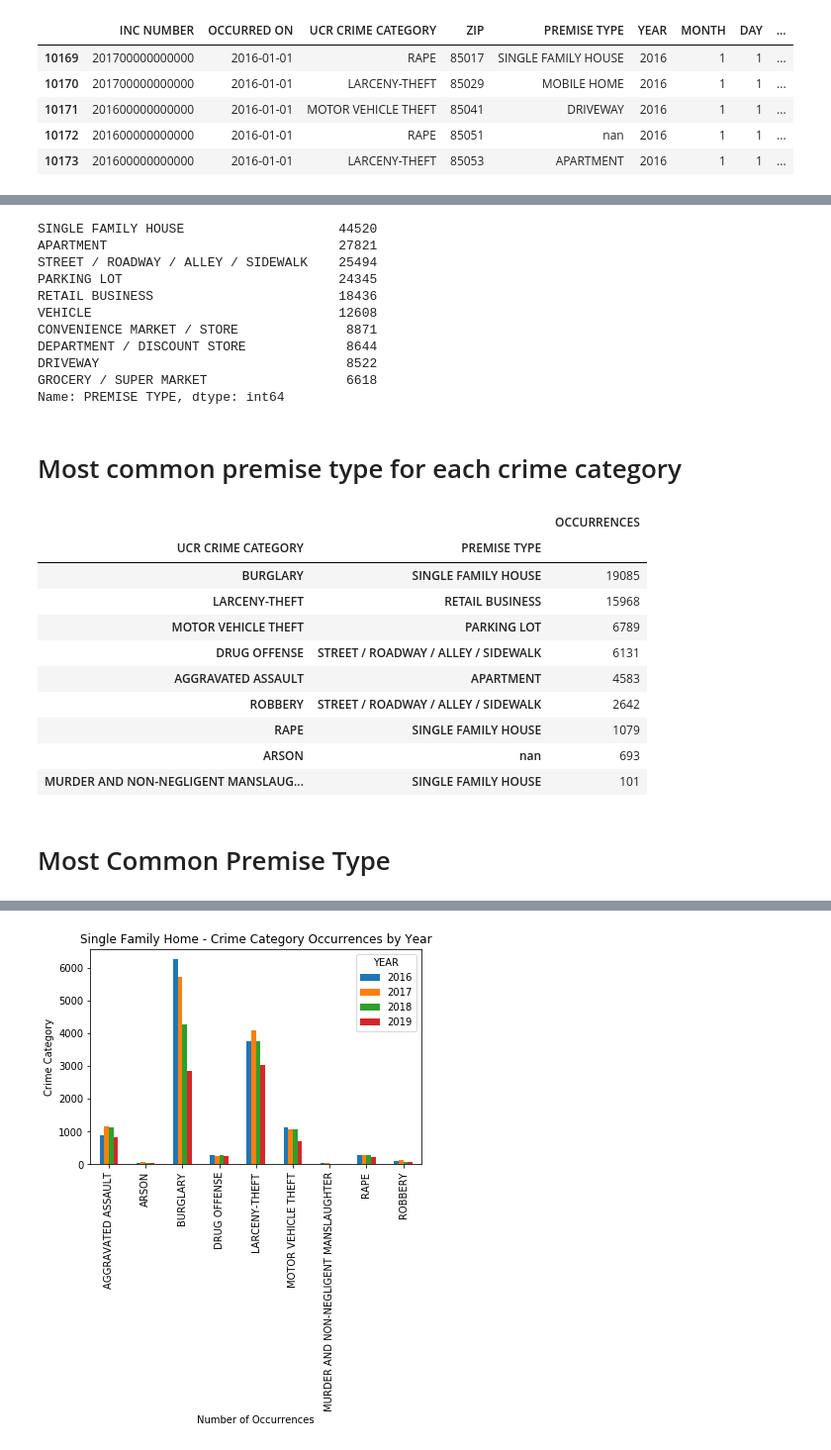
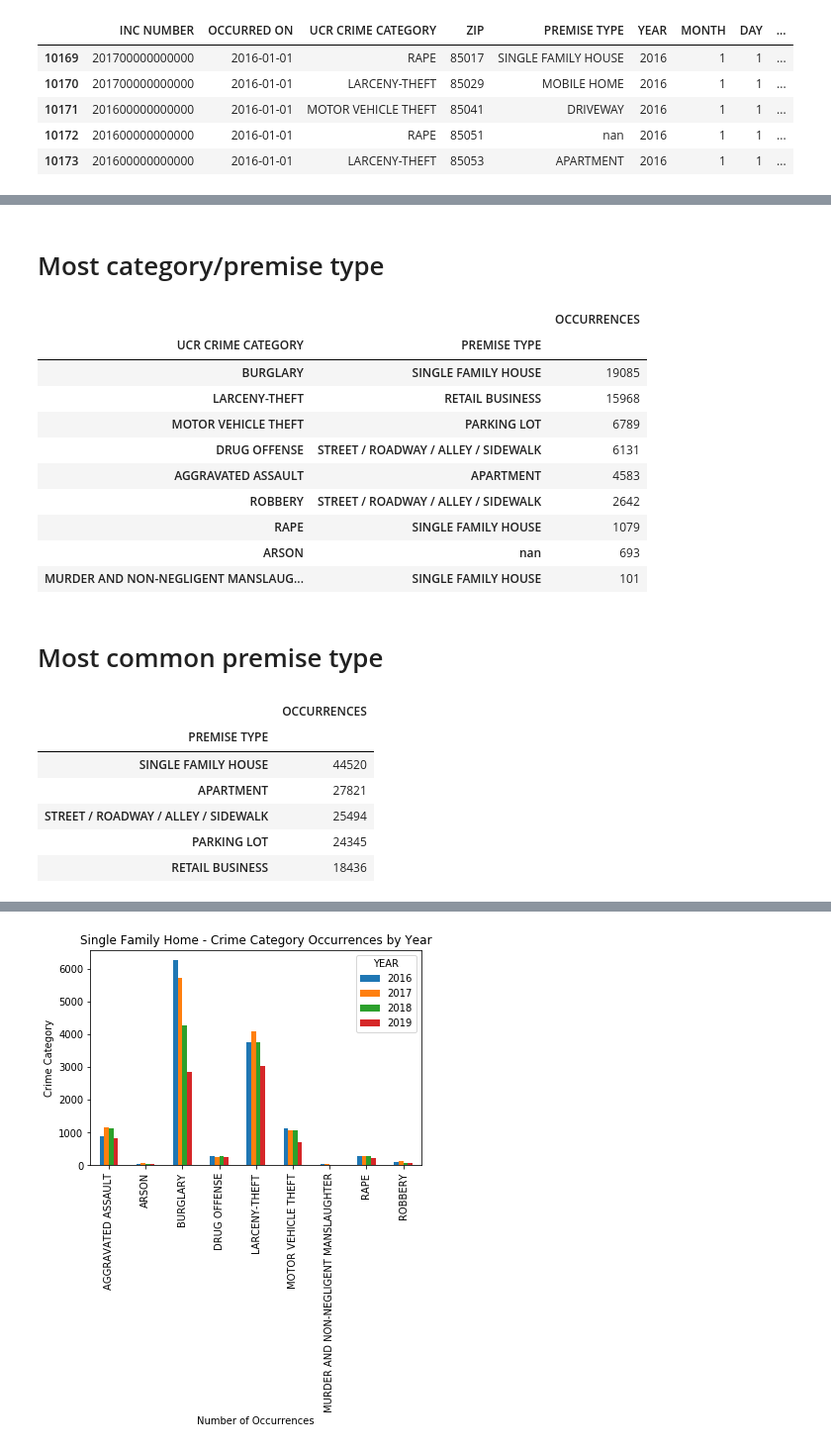
Before and after one commit to gabrielfrancous/Project-1, a Jupyter notebook: Project_v3.ipynb, the cells around one changed output, grey strips where cells are left out. Shown at 99% size. Cells and saved outputs as stored; diff of their text form; code cells hidden in the pictures.

```diff
--- a/Project1_v1.ipynb
+++ b/Project_v3.ipynb
@@ -115,41 +86,51 @@ Name: UCR CRIME CATEGORY, dtype: int64
-# %%
-data['PREMISE TYPE'].value_counts().head(10)
-# %% [output]
-SINGLE FAMILY HOUSE                    44520
-APARTMENT                              27821
-STREET / ROADWAY / ALLEY / SIDEWALK    25494
-PARKING LOT                            24345
-RETAIL BUSINESS                        18436
-VEHICLE                                12608
-CONVENIENCE MARKET / STORE              8871
-DEPARTMENT / DISCOUNT STORE             8644
-DRIVEWAY                                8522
-GROCERY / SUPER MARKET                  6618
-Name: PREMISE TYPE, dtype: int64
+# %% [markdown]
+# Most category/premise type
+# %%
+###Most common premise type for each crime category
+
+cattype = data.groupby(['UCR CRIME CATEGORY', 'PREMISE TYPE']).count()[['OCCURRED ON']].sort_values(['UCR CRIME CATEGORY','OCCURRED ON'], ascending=False)#.nlargest(5,'OCCURRED ON')
+
+#print(type(cattype))
+cattype=cattype.rename(columns = {"OCCURRED ON":"OCCURRENCES"})
+
+cattype=cattype.groupby(['UCR CRIME CATEGORY']).head(1).sort_values(by=['OCCURRENCES'], ascending=False)
+
+cattype.to_csv ('PremiseTypeByCategory.csv', index=True, header=True)
+
+cattype
+# %% [output]
+|  |  | OCCURRENCES |
+| UCR CRIME CATEGORY | PREMISE TYPE |  |
+| BURGLARY | SINGLE FAMILY HOUSE | 19085 |
+| LARCENY-THEFT | RETAIL BUSINESS | 15968 |
+| MOTOR VEHICLE THEFT | PARKING LOT | 6789 |
+| DRUG OFFENSE | STREET / ROADWAY / ALLEY / SIDEWALK | 6131 |
+| AGGRAVATED ASSAULT | APARTMENT | 4583 |
+| ROBBERY | STREET / ROADWAY / ALLEY / SIDEWALK | 2642 |
+| RAPE | SINGLE FAMILY HOUSE | 1079 |
+| ARSON | nan | 693 |
+| MURDER AND NON-NEGLIGENT MANSLAUG... | SINGLE FAMILY HOUSE | 101 |
 # %% [markdown]
-# Most common premise type for each crime category
+# Most common premise type
 # %%
-cattype = data.groupby(['UCR CRIME CATEGORY', 'PREMISE TYPE']).count()[['OCCURRED ON']].sort_values(['UCR CRIME CATEGORY','OCCURRED ON'], ascending=False)#.nlargest(5,'OCCURRED ON')
+###Most common premise type
 
-#print(type(cattype))
-cattype=cattype.rename(columns = {"OCCURRED ON":"OCCURRENCES"})
+premtype = data.groupby(['PREMISE TYPE']).count()[['OCCURRED ON']]
 
-cattype=cattype.groupby(['UCR CRIME CATEGORY']).head(1).sort_values(by=['OCCURRENCES'], ascending=False)
+#cattype = cattype.reset_index().sort_values(['UCR CRIME CATEGORY','OCCURRED ON'],ascending=False).set_index(['UCR CRIME CATEGORY','PREMISE TYPE'])
+premtype=premtype.rename(columns = {"OCCURRED ON":"OCCURRENCES"})
 
-cattype.to_csv ('PremiseTypeByCategory.csv', index=True, header=True)
+premtype = premtype.sort_values(by=['OCCURRENCES'], ascending=False)
 
-cattype
+premtype.to_csv ('PremiseType.csv', index=True, header=True)
+
+
+premtype.head()
 # %% [output]
-|  |  | OCCURRENCES |
-| UCR CRIME CATEGORY | PREMISE TYPE |  |
-| BURGLARY | SINGLE FAMILY HOUSE | 19085 |
-| LARCENY-THEFT | RETAIL BUSINESS | 15968 |
-| MOTOR VEHICLE THEFT | PARKING LOT | 6789 |
-| DRUG OFFENSE | STREET / ROADWAY / ALLEY / SIDEWALK | 6131 |
-| AGGRAVATED ASSAULT | APARTMENT | 4583 |
-| ROBBERY | STREET / ROADWAY / ALLEY / SIDEWALK | 2642 |
-| RAPE | SINGLE FAMILY HOUSE | 1079 |
-| ARSON | nan | 693 |
-| MURDER AND NON-NEGLIGENT MANSLAUG... | SINGLE FAMILY HOUSE | 101 |
+|  | OCCURRENCES |
+| PREMISE TYPE |  |
+| SINGLE FAMILY HOUSE | 44520 |
+| APARTMENT | 27821 |
+| STREET / ROADWAY / ALLEY / SIDEWALK | 25494 |
+| PARKING LOT | 24345 |
+| RETAIL BUSINESS | 18436 |
-# %% [markdown]
-# Most Common Premise Type
```
Also changed, not shown: parts of 23 cells of this notebook, 10 other files.
